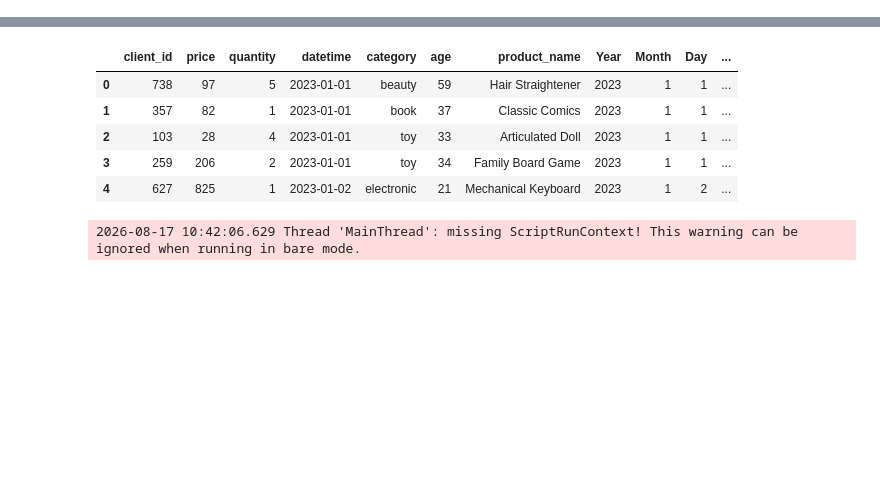
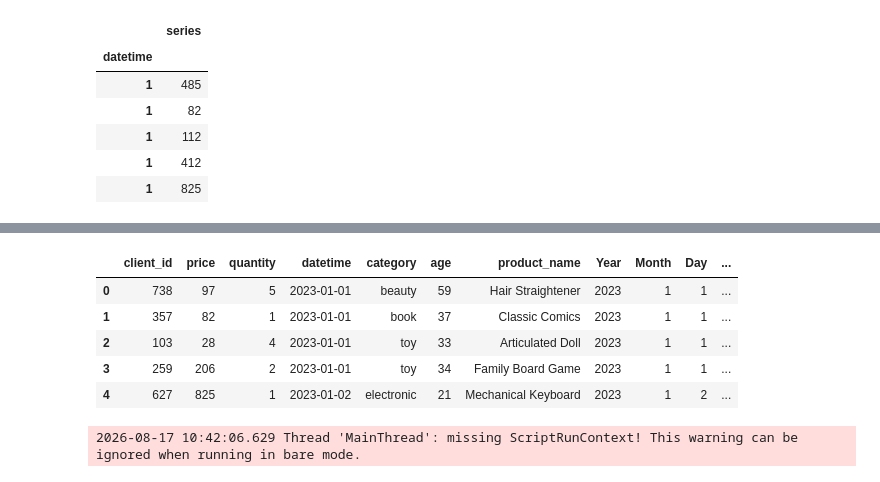
Before and after one commit to roossqg/Sales-Intelligence, a Jupyter notebook: test_data2.ipynb, the cells around one changed output, grey strips where cells are left out. Drawn from its saved outputs; the diff is of its cells as text; code cells hidden in the pictures; blank space fills up the shorter version.

```diff
--- a/test_data2.ipynb
+++ b/test_data2.ipynb
@@ -38 +21,20 @@ data_preproccessed = load_data(data_preproccessed)
+# %%
+data = data_preproccessed
+data['month'] = pd.to_datetime(data['month'])
+
+data = pd.DataFrame({
+        'datetime': data['month'].dt.month,
+        'series': data['revenue']
+    })
+data = data.set_index('datetime')
+
+data.head()
+# %% [output]
+|  | series |
+| datetime |  |
+| 1 | 485 |
+| 1 | 82 |
+| 1 | 112 |
+| 1 | 412 |
+| 1 | 825 |
 # %%
```
Also changed, not shown: parts of 2 cells of this notebook, 3 other files.
